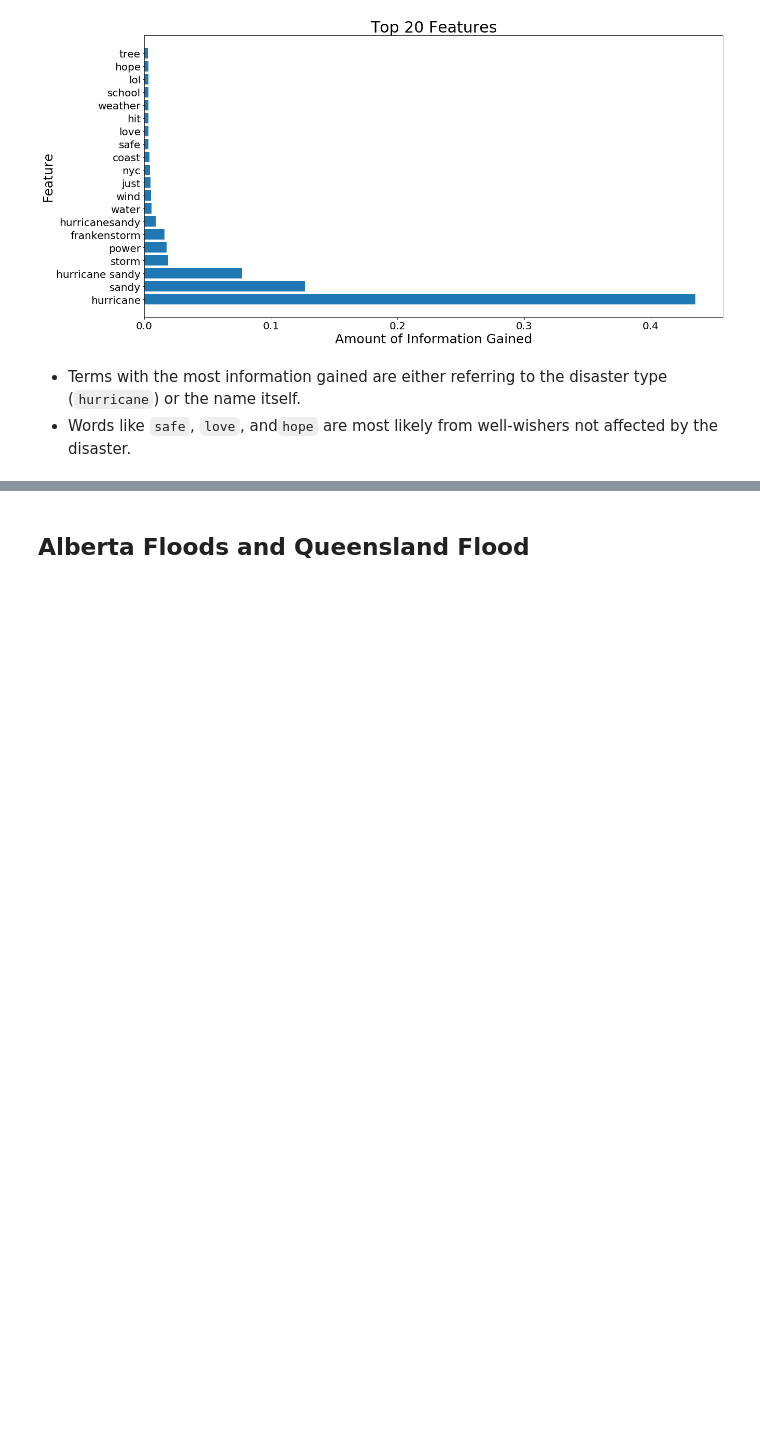
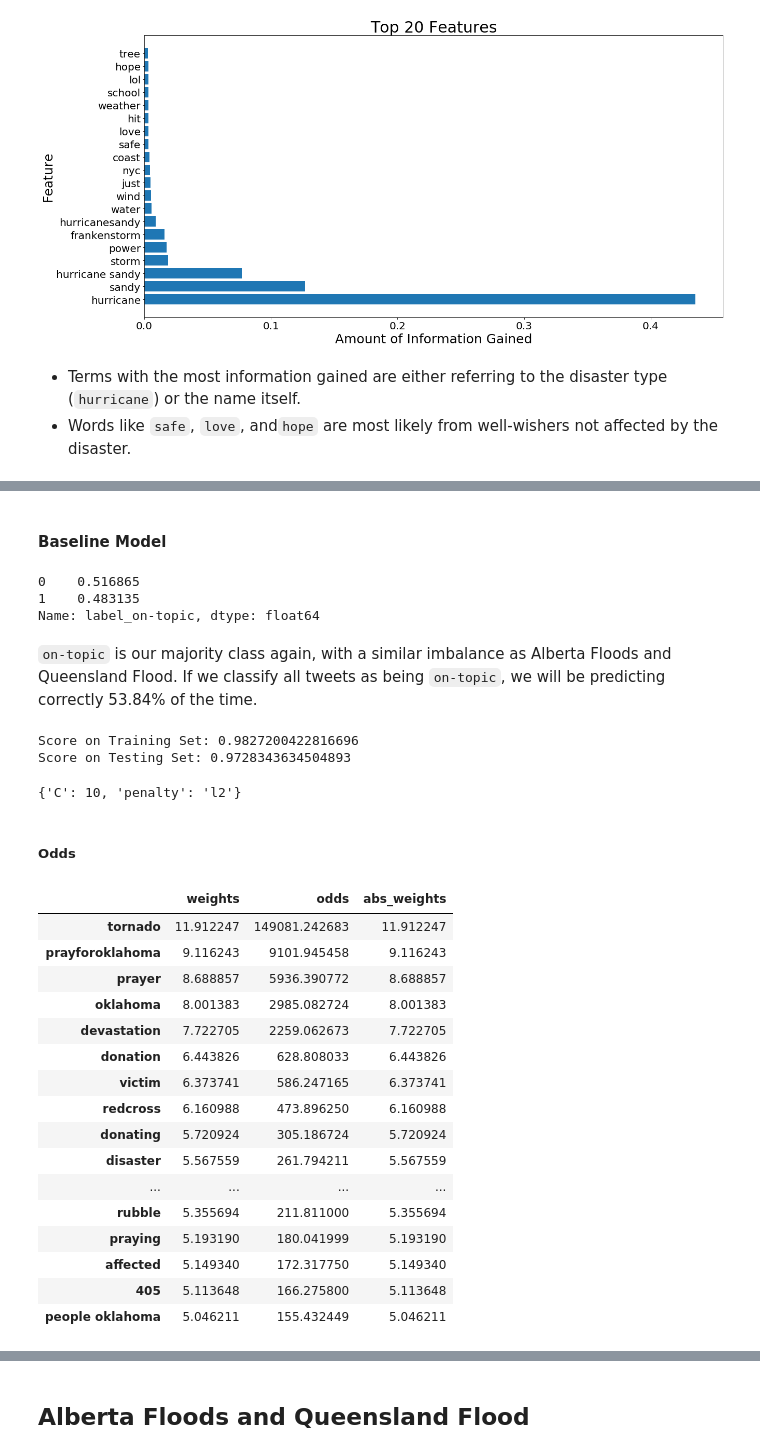
Before and after one commit to csinatra/Twitter-Disaster-Repo, a Jupyter notebook: connie/03_Preprocessing_and_Modeling.ipynb, the cells around one changed output, grey strips where cells are left out. Drawn from its saved outputs; the diff is of its cells as text; code cells hidden in the pictures; blank space fills up the shorter version.

```diff
--- a/connie/03_Preprocessing_and_Modeling.ipynb
+++ b/connie/03_Preprocessing_and_Modeling.ipynb
@@ -152,0 +164,3 @@ plt.yticks(fontsize=20);
+# %%
+X = final_df.loc[final_df['type'] == 'tornado', ['lemmatized']]
+y = final_df.loc[final_df['type'] == 'tornado', ['label_on-topic']]
@@ -152,0 +196,50 @@ plt.yticks(fontsize=20);
+# %% [markdown]
+#### Baseline Model
+# %%
+y['label_on-topic'].value_counts(normalize=True)
+# %% [output]
+0    0.516865
+1    0.483135
+Name: label_on-topic, dtype: float64
+# %% [markdown]
+`on-topic` is our majority class again, with a similar imbalance as Alberta Floods and Queensland Flood. If we classify all tweets as being `on-topic`, we will be predicting correctly 53.84% of the time.
+# %%
+lr = LogisticRegression()
+lr_params = {'C': [0.001, 0.01, 0.1, 1, 10, 100, 1000],
+             'penalty' : ['l1','l2']
+}
+gs_lr_ot = GridSearchCV(lr, param_grid = lr_params, scoring = 'roc_auc', cv = 3)
+gs_lr_ot.fit(X_train_tfidf_df, y_train['label_on-topic'])
+print('Score on Training Set:', gs_lr_ot.score(X_train_tfidf_df, y_train['label_on-topic']))
+print('Score on Testing Set:', gs_lr_ot.score(X_test_tfidf_df, y_test['label_on-topic']))
+gs_lr_ot.best_params_
+# %% [output]
+Score on Training Set: 0.9827200422816696
+Score on Testing Set: 0.9728343634504893
+{'C': 10, 'penalty': 'l2'}
+# %% [markdown]
+##### Odds
+# %%
+lr_ot_odds = pd.DataFrame(gs_lr_ot.best_estimator_.coef_, columns = X_train_tfidf_df.columns).T
+lr_ot_odds.columns = ['weights']
+lr_ot_odds['odds'] = np.exp(lr_ot_odds['weights'])
+lr_ot_odds['abs_weights'] = np.abs(lr_ot_odds['weights'])
+lr_ot_odds.sort_values(by='abs_weights', ascending=False).head(20)
+# %% [output]
+|  | weights | odds | abs_weights |
+| tornado | 11.912247 | 149081.242683 | 11.912247 |
+| prayforoklahoma | 9.116243 | 9101.945458 | 9.116243 |
+| prayer | 8.688857 | 5936.390772 | 8.688857 |
+| oklahoma | 8.001383 | 2985.082724 | 8.001383 |
+| devastation | 7.722705 | 2259.062673 | 7.722705 |
+| donation | 6.443826 | 628.808033 | 6.443826 |
+| victim | 6.373741 | 586.247165 | 6.373741 |
+| redcross | 6.160988 | 473.896250 | 6.160988 |
+| donating | 5.720924 | 305.186724 | 5.720924 |
+| disaster | 5.567559 | 261.794211 | 5.567559 |
+| ... | ... | ... | ... |
+| rubble | 5.355694 | 211.811000 | 5.355694 |
+| praying | 5.193190 | 180.041999 | 5.193190 |
+| affected | 5.149340 | 172.317750 | 5.149340 |
+| 405 | 5.113648 | 166.275800 | 5.113648 |
+| people oklahoma | 5.046211 | 155.432449 | 5.046211 |
```
Also changed, not shown: parts of 33 cells of this notebook, 4 other files.
